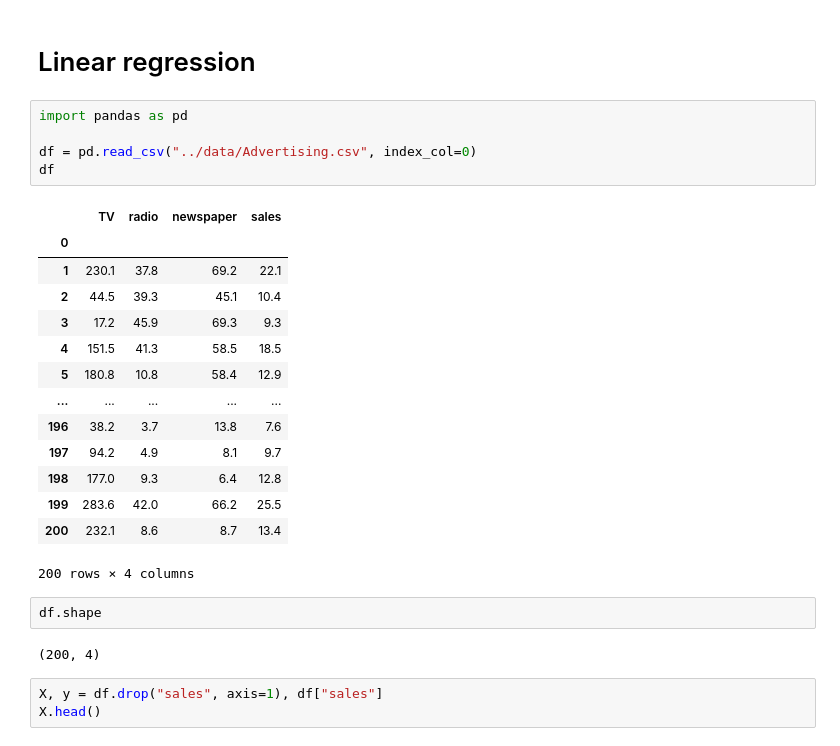
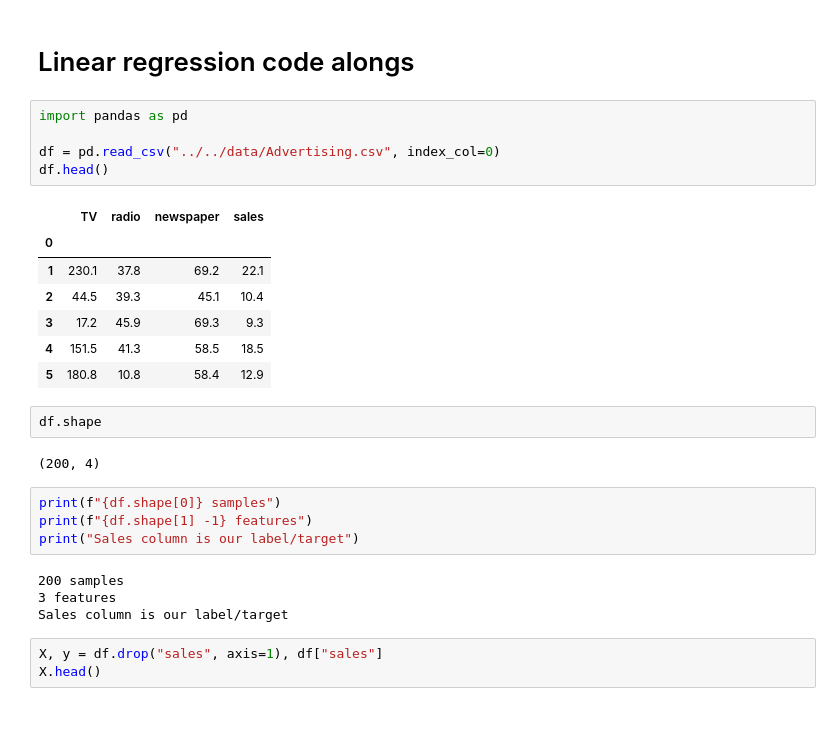
Before and after one commit to Vence85/ai_engineering_jonas_gustafsson, a Jupyter notebook: code-alongs/03_linear_regression/linear_regression.ipynb, the cells around one changed output. Saved outputs shown, nothing was run; the diff lists cells and outputs as text; blank space fills up the shorter version.

Commit message:
Linear regression code along

```diff
--- a/explorations/linear_regression.ipynb
+++ b/code-alongs/03_linear_regression/linear_regression.ipynb
@@ -1,29 +1,30 @@
 # %% [markdown]
-# Linear regression
+# Linear regression code alongs
 # %%
 import pandas as pd
 
-df = pd.read_csv("../data/Advertising.csv", index_col=0)
-df
+df = pd.read_csv("../../data/Advertising.csv", index_col=0)
+df.head()
 # %% [output]
 |  | TV | radio | newspaper | sales |
 | 0 |  |  |  |  |
 | 1 | 230.1 | 37.8 | 69.2 | 22.1 |
 | 2 | 44.5 | 39.3 | 45.1 | 10.4 |
 | 3 | 17.2 | 45.9 | 69.3 | 9.3 |
 | 4 | 151.5 | 41.3 | 58.5 | 18.5 |
 | 5 | 180.8 | 10.8 | 58.4 | 12.9 |
-| ... | ... | ... | ... | ... |
-| 196 | 38.2 | 3.7 | 13.8 | 7.6 |
-| 197 | 94.2 | 4.9 | 8.1 | 9.7 |
-| 198 | 177.0 | 9.3 | 6.4 | 12.8 |
-| 199 | 283.6 | 42.0 | 66.2 | 25.5 |
-| 200 | 232.1 | 8.6 | 8.7 | 13.4 |
-200 rows × 4 columns
 # %%
 df.shape
 # %% [output]
 (200, 4)
+# %%
+print(f"{df.shape[0]} samples")
+print(f"{df.shape[1] -1} features")
+print("Sales column is our label/target")
+# %% [output]
+200 samples
+3 features
+Sales column is our label/target
 # %%
 X, y = df.drop("sales", axis=1), df["sales"]
 X.head()
```
Also changed, not shown: parts of 11 cells of this notebook.
